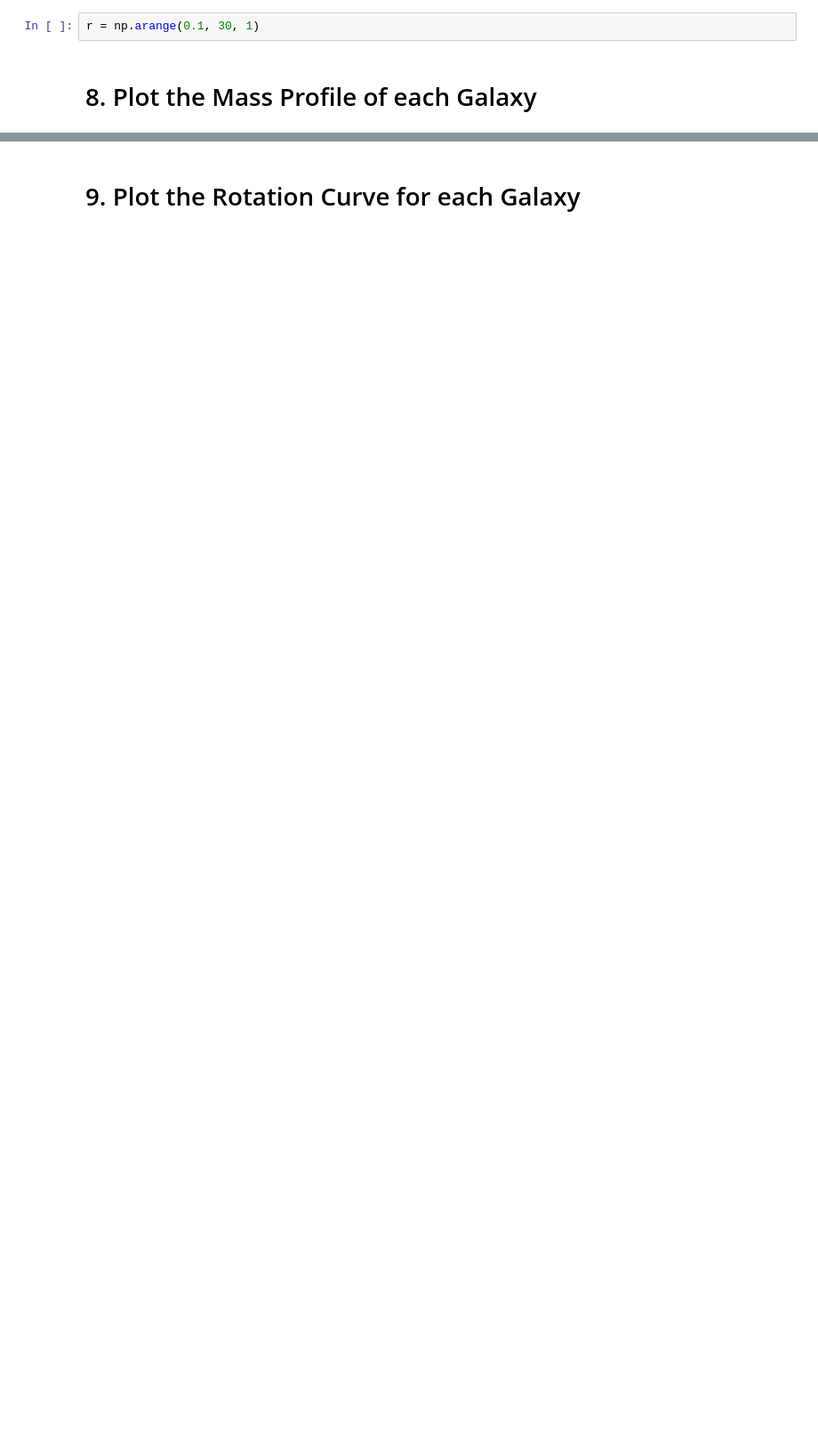
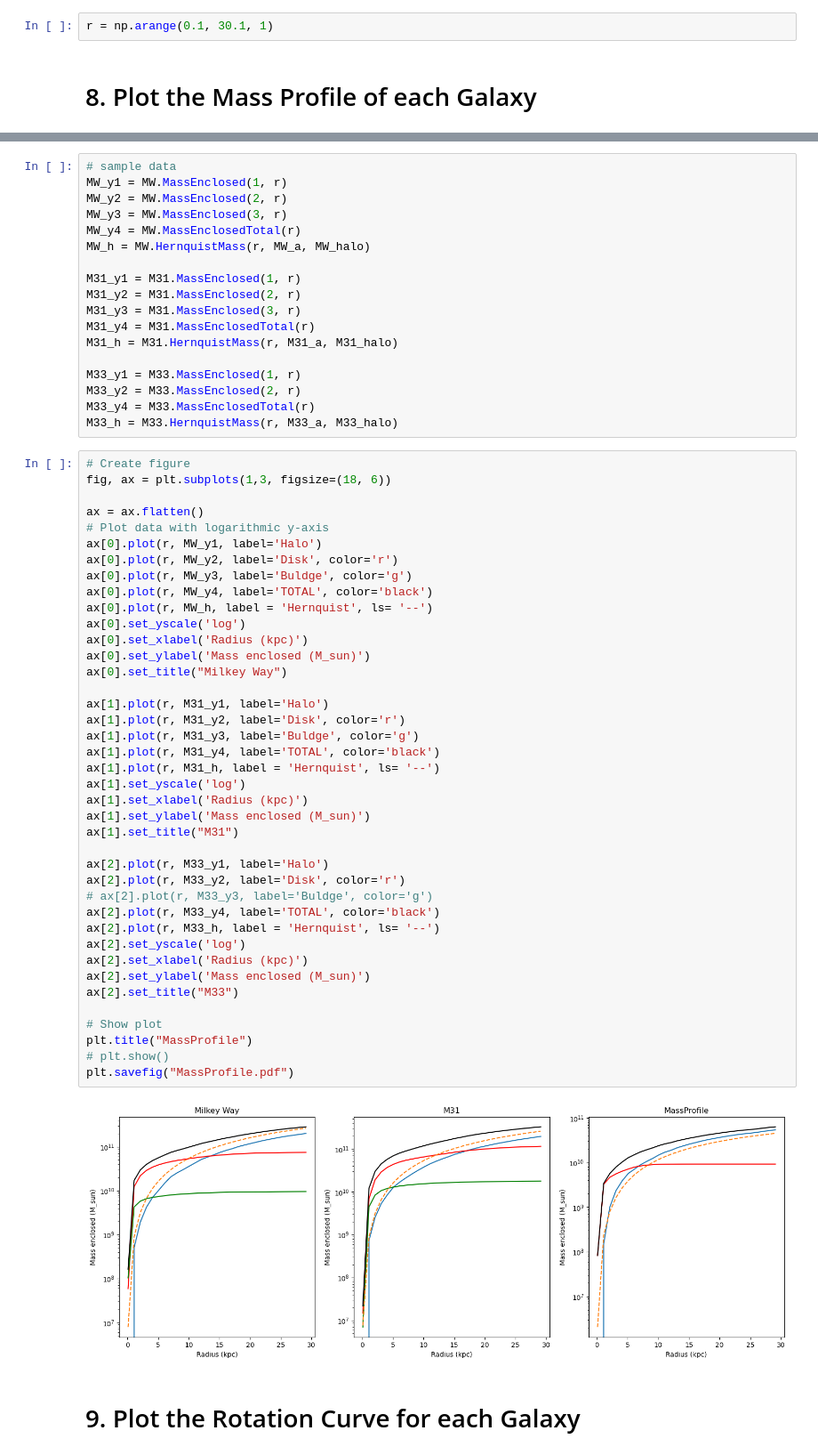
Before and after one commit to hina18201716/astr400b-25s, a Jupyter notebook: Homeworks/Homework5/MassProfile.ipynb, the cells around one changed output, grey strips where cells are left out. Shown: that part at 89% size. Saved outputs shown, nothing was run; the diff lists cells and outputs as text; blank space fills up the shorter version.

Commit message:
Added Hernquist info, cleanup plot

```diff
--- a/Homeworks/Homework5/MassProfile.ipynb
+++ b/Homeworks/Homework5/MassProfile.ipynb
@@ -195,6 +195,6 @@ MW = MassProfile('MW', 0)
 M31 = MassProfile('M31', 0)
 M33 = MassProfile('M33', 0)
 # %%
-r = np.arange(0.1, 30, 1)
+r = np.arange(0.1, 30.1, 1)
 # %% [markdown]
 # 8. Plot the Mass Profile of each Galaxy
@@ -281,2 +209,62 @@ plt.savefig("M33_massProfile.pdf")
+# %%
+# sample data
+MW_y1 = MW.MassEnclosed(1, r)
+MW_y2 = MW.MassEnclosed(2, r)
+MW_y3 = MW.MassEnclosed(3, r)
+MW_y4 = MW.MassEnclosedTotal(r)
+MW_h = MW.HernquistMass(r, MW_a, MW_halo)
+
+M31_y1 = M31.MassEnclosed(1, r)
+M31_y2 = M31.MassEnclosed(2, r)
+M31_y3 = M31.MassEnclosed(3, r)
+M31_y4 = M31.MassEnclosedTotal(r)
+M31_h = M31.HernquistMass(r, M31_a, M31_halo)
+
+M33_y1 = M33.MassEnclosed(1, r)
+M33_y2 = M33.MassEnclosed(2, r)
+M33_y4 = M33.MassEnclosedTotal(r)
+M33_h = M33.HernquistMass(r, M33_a, M33_halo)
+# %%
+# Create figure
+fig, ax = plt.subplots(1,3, figsize=(18, 6))
+
+ax = ax.flatten()
+# Plot data with logarithmic y-axis
+ax[0].plot(r, MW_y1, label='Halo')
+ax[0].plot(r, MW_y2, label='Disk', color='r')
+ax[0].plot(r, MW_y3, label='Buldge', color='g')
+ax[0].plot(r, MW_y4, label='TOTAL', color='black')
+ax[0].plot(r, MW_h, label = 'Hernquist', ls= '--')
+ax[0].set_yscale('log')
+ax[0].set_xlabel('Radius (kpc)')
+ax[0].set_ylabel('Mass enclosed (M_sun)')
+ax[0].set_title("Milkey Way")
+
+ax[1].plot(r, M31_y1, label='Halo')
+ax[1].plot(r, M31_y2, label='Disk', color='r')
+ax[1].plot(r, M31_y3, label='Buldge', color='g')
+ax[1].plot(r, M31_y4, label='TOTAL', color='black')
+ax[1].plot(r, M31_h, label = 'Hernquist', ls= '--')
+ax[1].set_yscale('log')
+ax[1].set_xlabel('Radius (kpc)')
+ax[1].set_ylabel('Mass enclosed (M_sun)')
+ax[1].set_title("M31")
+
+ax[2].plot(r, M33_y1, label='Halo')
+ax[2].plot(r, M33_y2, label='Disk', color='r')
+# ax[2].plot(r, M33_y3, label='Buldge', color='g')
+ax[2].plot(r, M33_y4, label='TOTAL', color='black')
+ax[2].plot(r, M33_h, label = 'Hernquist', ls= '--')
+ax[2].set_yscale('log')
+ax[2].set_xlabel('Radius (kpc)')
+ax[2].set_ylabel('Mass enclosed (M_sun)')
+ax[2].set_title("M33")
+
+# Show plot
+plt.title("MassProfile")
+# plt.show()
+plt.savefig("MassProfile.pdf")
+# %% [output]
+[figure, added]
 # %% [markdown]
 # 9. Plot the Rotation Curve for each Galaxy
```
Also changed, not shown: parts of 10 cells of this notebook, 8 other files.
